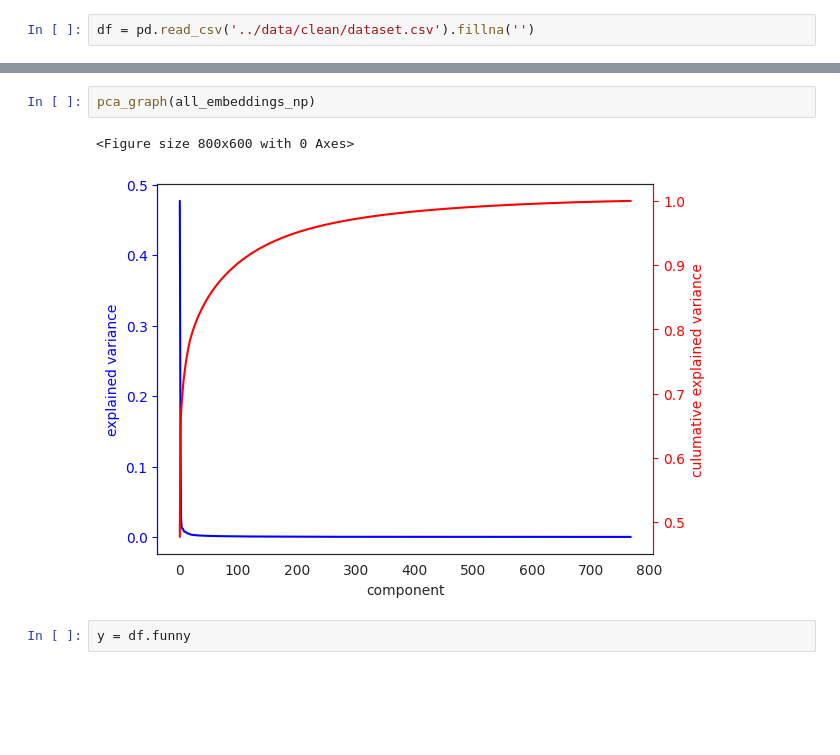
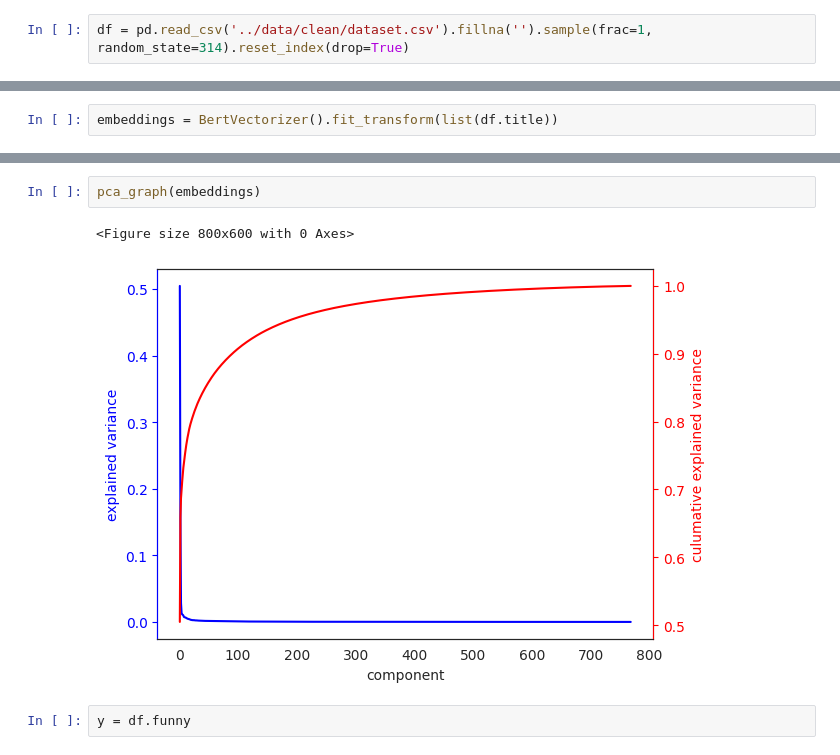
Before and after one commit to mikachou/funnypress-data-study, a Jupyter notebook: notebooks/02_analyse_2_3_bert.ipynb, the cells around one changed output, grey strips where cells are left out. Drawn from its saved outputs; the diff is of its cells as text; blank space fills up the shorter version.

```diff
--- a/notebooks/02_analyse_2_3_bert.ipynb
+++ b/notebooks/02_analyse_2_3_bert.ipynb
@@ -20,6 +21,6 @@ E0000 00:00:1731806885.573129   92212 cuda_blas.cc:1418] Unable to register cuBL
 To enable the following instructions: AVX2 FMA, in other operations, rebuild TensorFlow with the appropriate compiler flags.
 # %%
-df = pd.read_csv('../data/clean/dataset.csv').fillna('')
+df = pd.read_csv('../data/clean/dataset.csv').fillna('').sample(frac=1, random_state=314).reset_index(drop=True)
 # %%
 df
 # %% [output]
@@ -94,0 +40,2 @@ Shape of embeddings: (106562, 768)
+# %%
+embeddings = BertVectorizer().fit_transform(list(df.title))
@@ -95,8 +50,8 @@ Shape of embeddings: (106562, 768)
 # %%
-pca_graph(all_embeddings_np)
+pca_graph(embeddings)
 # %% [output]
 <Figure size 800x600 with 0 Axes>
-[figure, old version]
+[figure, new version]
 # %%
 y = df.funny
 # %%
```
Also changed, not shown: parts of 16 cells of this notebook, 1 other file.
